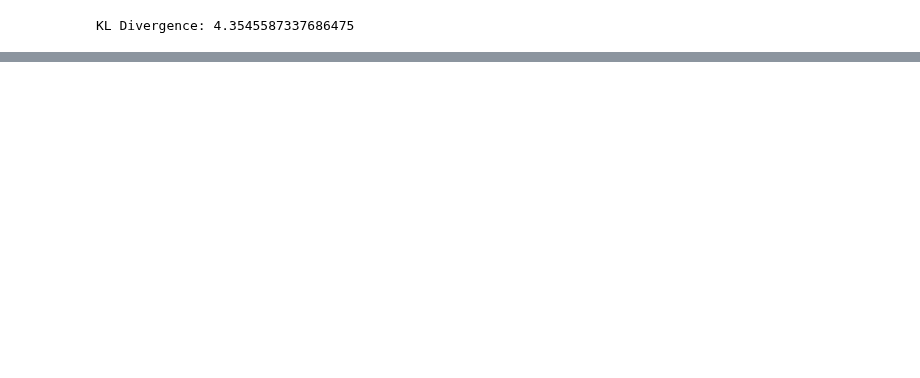
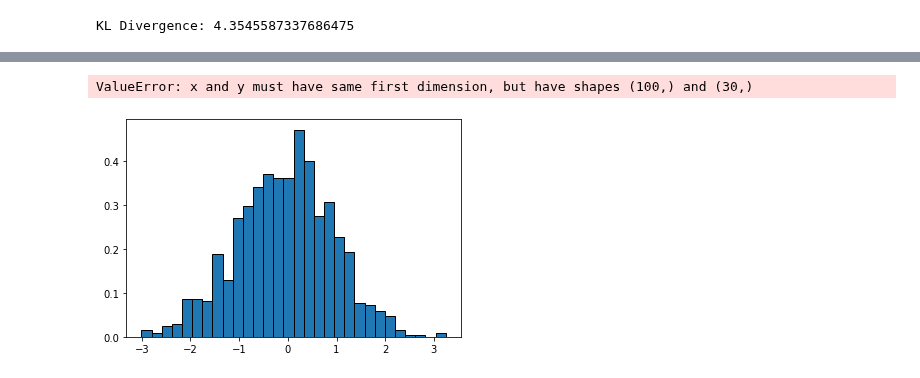
Before and after one commit to baldFemale/OpenInnovationFramework, a Jupyter notebook: Landscapes/Evaluator.ipynb, the cells around one changed output, grey strips where cells are left out. Cells and saved outputs as stored; diff of their text form; code cells hidden in the pictures; blank space fills up the shorter version.

```diff
--- a/Landscapes/Evaluator.ipynb
+++ b/Landscapes/Evaluator.ipynb
@@ -137,0 +184,29 @@ plt.clf()
+# %%
+import numpy as np
+import matplotlib.pyplot as plt
+
+# Generate 1000 values from a normal distribution with mean 0 and standard deviation 1
+values = np.random.normal(0, 1, 1000)
+
+# Plot histogram with density=True
+plt.hist(values, bins=30, edgecolor='black', density=True, label='Histogram')
+
+# Generate range for x values
+x = np.linspace(-4, 4, 100)
+
+# Estimate PDF using histogram values
+hist, bins = np.histogram(values, bins=30, density=True)
+bin_width = bins[1] - bins[0]
+pdf = hist / (bin_width * len(values))
+
+# Plot estimated PDF lines
+plt.plot(x, pdf, color='red', label='Estimated PDF')
+
+plt.xlabel('Values')
+plt.ylabel('Density')
+plt.title('Histogram with Estimated PDF')
+plt.legend()
+plt.show()
+# %% [output]
+ValueError: x and y must have same first dimension, but have shapes (100,) and (30,)
+[figure, added]
```
Also changed, not shown: parts of 6 cells of this notebook, 1 other file.
